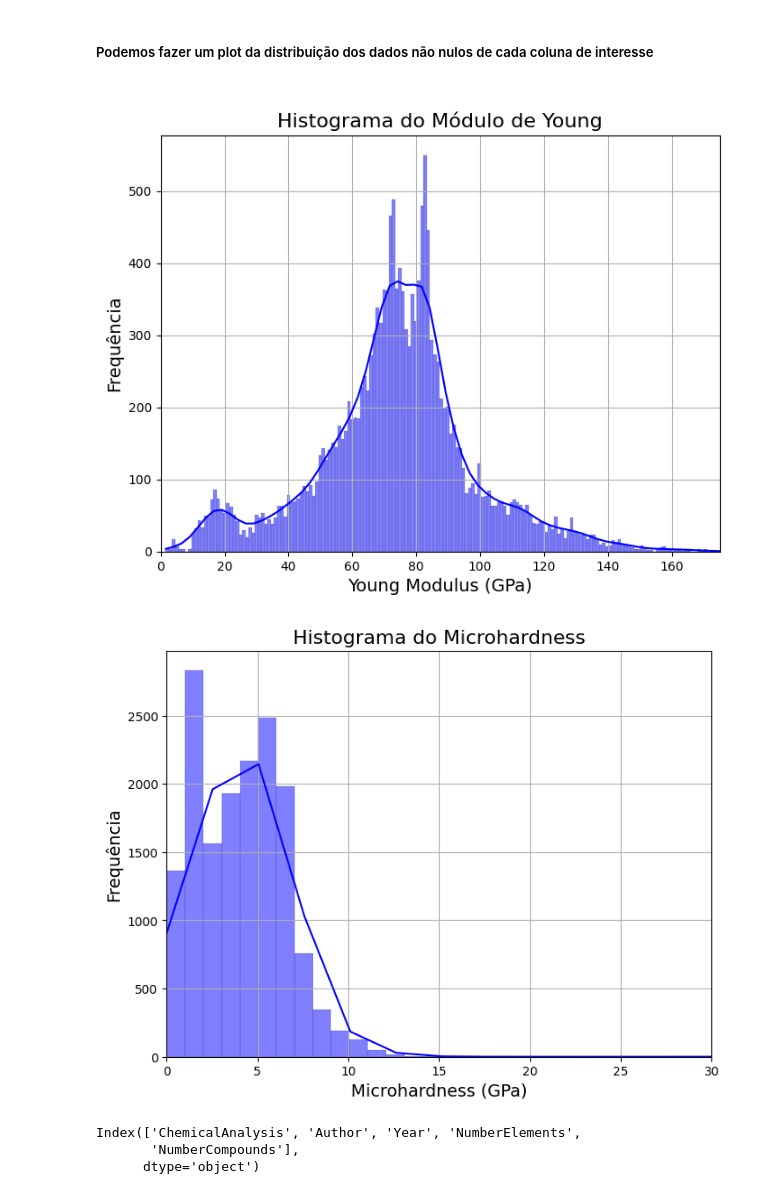
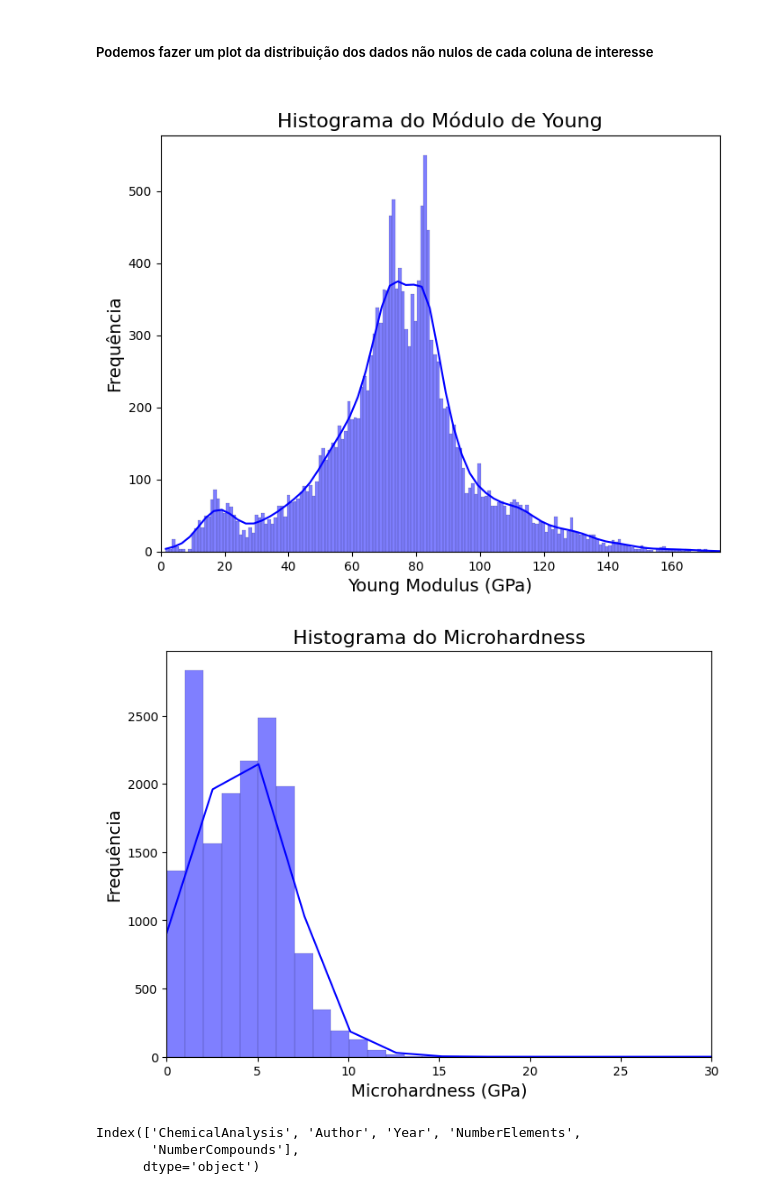
Before and after one commit to diogoplcarvalho/GlassNet_genetic_algorithms, a Jupyter notebook: analise_exploratoria/analise_exploratoria.ipynb, the cells around one changed output. Drawn from its saved outputs; the diff is of its cells as text; code cells hidden in the pictures.

```diff
--- a/analise_exploratoria/analise_exploratoria.ipynb
+++ b/analise_exploratoria/analise_exploratoria.ipynb
@@ -181,19 +181,17 @@ len(df_property['YoungModulus']) - num_nan_young
 # %%
 plt.figure(figsize=(8, 6))  #
 sns.histplot(df_property['YoungModulus'].dropna(), bins=500, kde=True, color='blue', edgecolor='black')
 
 plt.xlim(0, 175)
 
 # Adicionar rótulos e título
 plt.xlabel('Young Modulus (GPa)', fontsize=14)
 plt.ylabel('Frequência', fontsize=14)
 plt.title('Histograma do Módulo de Young', fontsize=16)
 
-plt.grid(True)
-
 plt.show()
 # %% [output]
-[figure, old version]
+[figure, new version]
 # %%
 plt.figure(figsize=(8, 6))  #
 sns.histplot(df_property['Microhardness'].dropna(), bins=500, kde=True, color='blue', edgecolor='black')
@@ -205,11 +203,9 @@ plt.xlabel('Microhardness (GPa)', fontsize=14)
 plt.ylabel('Frequência', fontsize=14)
 plt.title('Histograma do Microhardness', fontsize=16)
 
-plt.grid(True)
-
 plt.show()
 # %% [output]
-[figure, old version]
+[figure, new version]
 # %%
 display(df['metadata'].columns)
 # %% [output]
```
Also changed, not shown: parts of 3 cells of this notebook, 1 other file.
